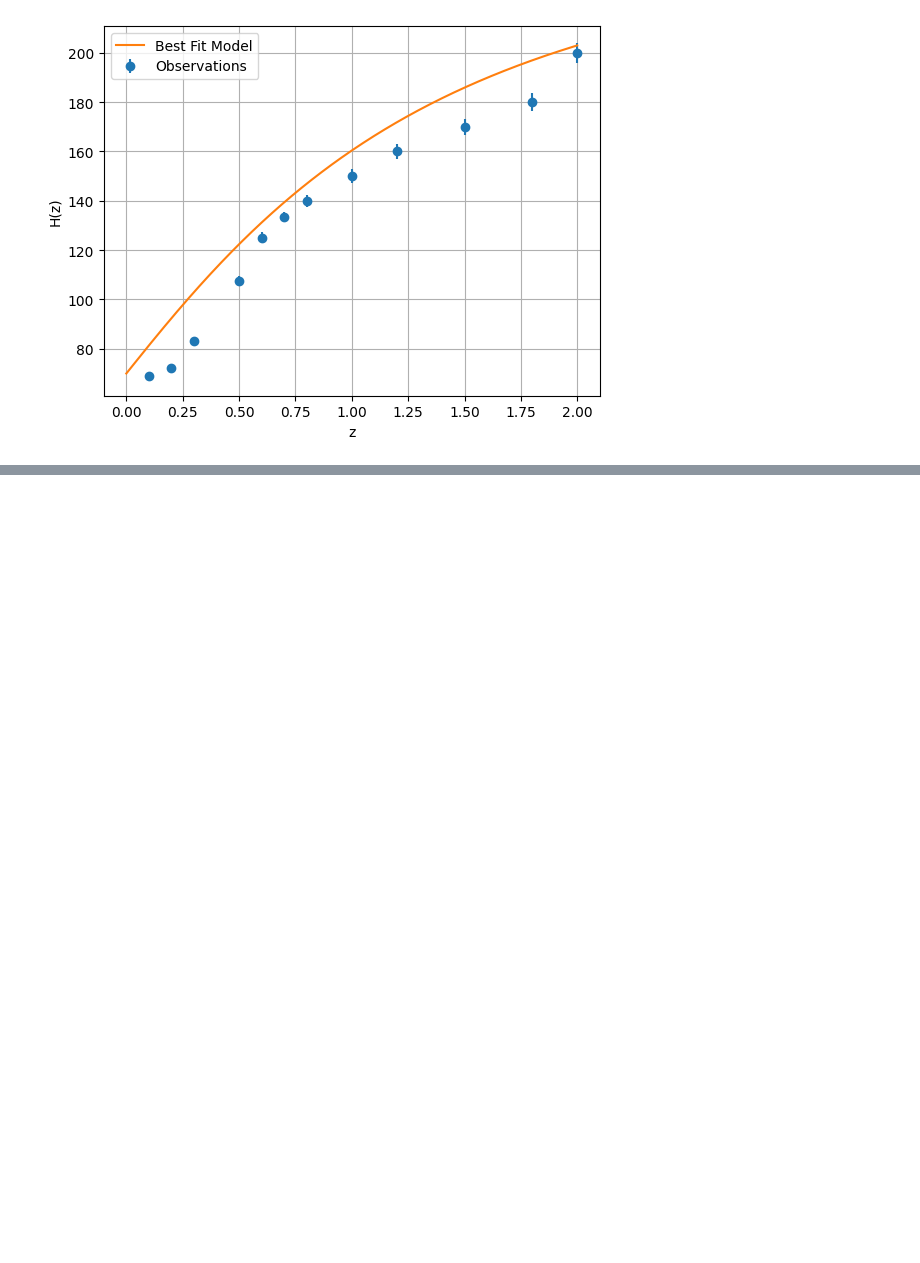
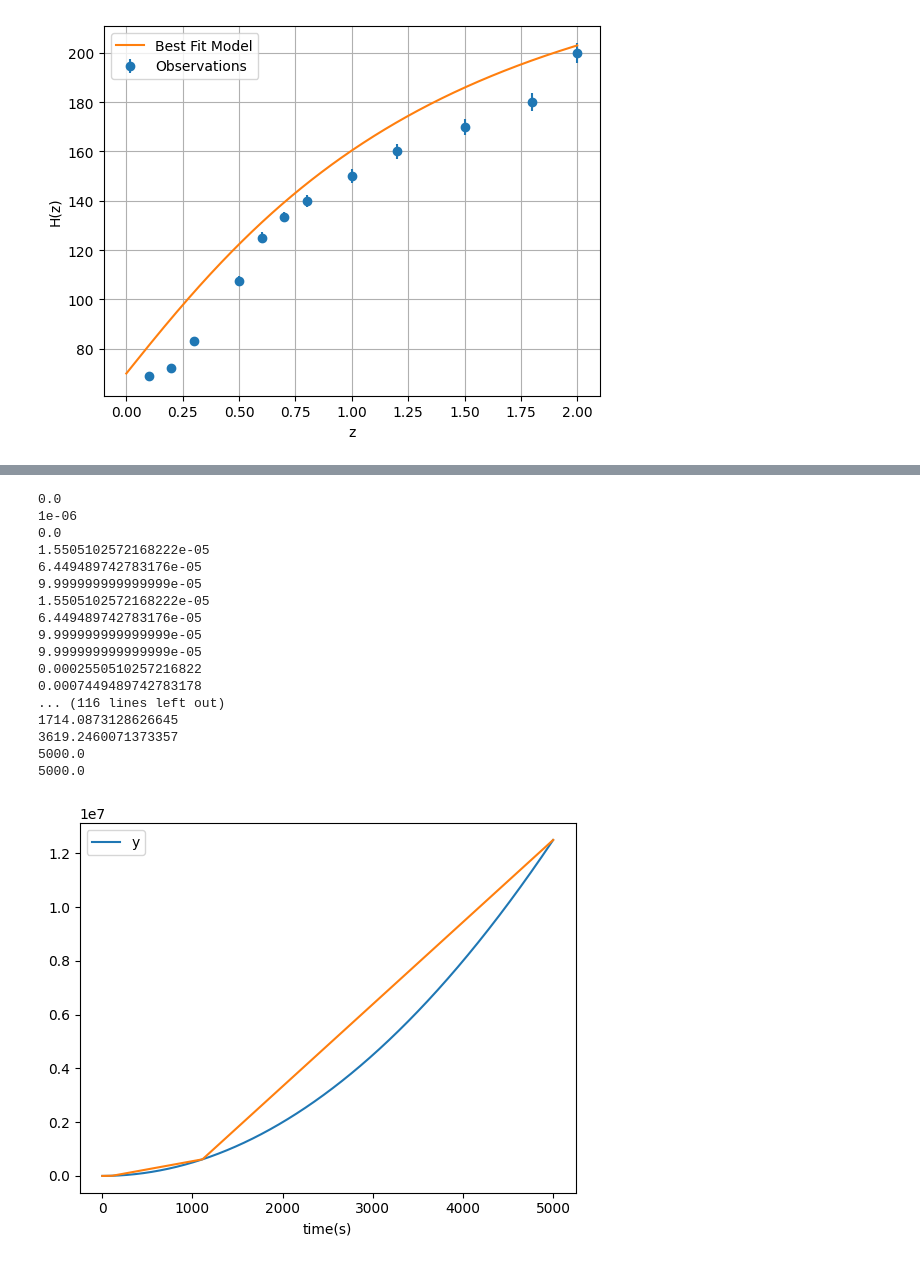
Before and after one commit to irosphis/HDE-in-Modified-Gravity, a Jupyter notebook: plot.ipynb, the cells around one changed output, grey strips where cells are left out. Drawn from its saved outputs; the diff is of its cells as text; code cells hidden in the pictures; blank space fills up the shorter version.

```diff
--- a/plot.ipynb
+++ b/plot.ipynb
@@ -1322,0 +1435,43 @@ plt.show()
+# %%
+import matplotlib.pyplot as plt
+from scipy.integrate import solve_ivp
+import numpy as np
+
+def fun(t, y):
+    print(t)
+    dydt = [t]
+    return dydt
+
+# 初始条件
+y0 = [0]
+
+yy = solve_ivp(fun, (0, 5000), y0, method='Radau',t_eval = np.arange(1,5000,1) )
+xx = solve_ivp(fun, (0, 5000), y0, method='Radau')
+t = yy.t
+data = yy.y
+t2 = xx.t
+data2 = xx.y
+plt.plot(t, data[0, :])
+plt.plot(t2, data2[0, :])
+plt.xlabel("time(s)")
+plt.legend(["y"])
+plt.show()
+# %% [output]
+0.0
+1e-06
+0.0
+1.5505102572168222e-05
+6.449489742783176e-05
+9.999999999999999e-05
+1.5505102572168222e-05
+6.449489742783176e-05
+9.999999999999999e-05
+9.999999999999999e-05
+0.0002550510257216822
+0.0007449489742783178
+... (116 lines left out)
+1714.0873128626645
+3619.2460071373357
+5000.0
+5000.0
+[figure, added]
```
Also changed, not shown: parts of 2 cells of this notebook, 14 other files.
